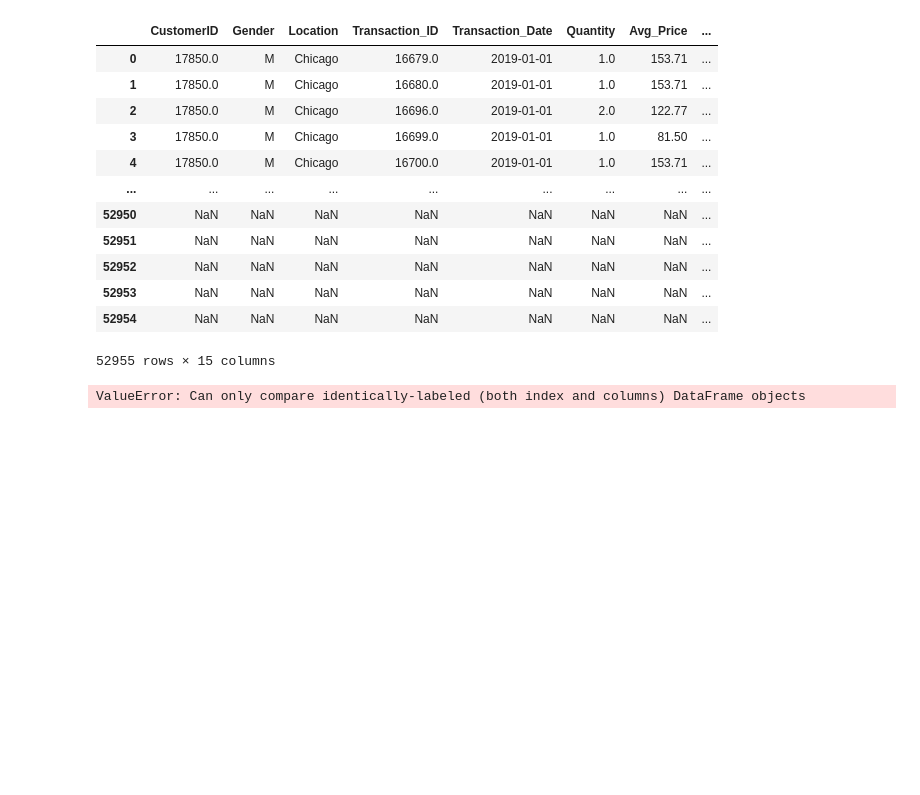
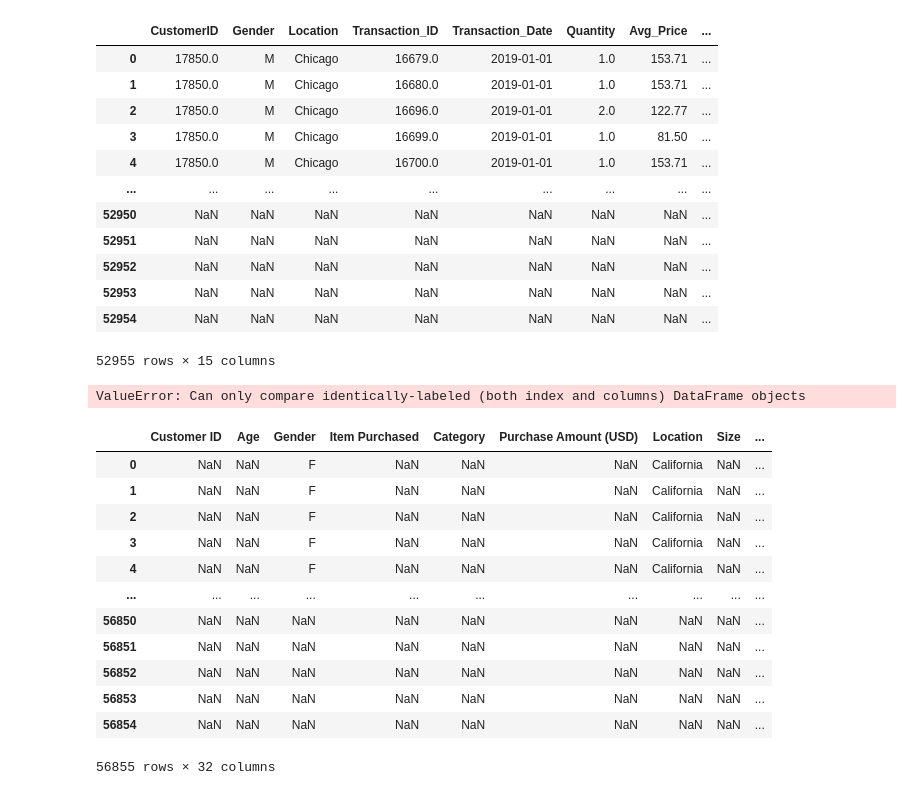
Before and after one commit to JodieMullins/project2, a Jupyter notebook: CYDemonstrations/PandasIntro.ipynb, the cells around one changed output. Drawn from its saved outputs; the diff is of its cells as text; code cells hidden in the pictures; blank space fills up the shorter version.

Commit message:
outer merge for giant ugly df

```diff
--- a/CYDemonstrations/PandasIntro.ipynb
+++ b/CYDemonstrations/PandasIntro.ipynb
@@ -237,3 +237,21 @@ display(sec_set_cleaned)
 comparison_of_dfs = backup.compare(sec_set_cleaned)
 # %% [output]
 ValueError: Can only compare identically-labeled (both index and columns) DataFrame objects
+# %%
+both_merged = pd.merge(backup, sec_set_cleaned, how='outer')
+
+display(both_merged)
+# %% [output]
+|  | Customer ID | Age | Gender | Item Purchased | Category | Purchase Amount (USD) | Location | Size | ... |
+| 0 | NaN | NaN | F | NaN | NaN | NaN | California | NaN | ... |
+| 1 | NaN | NaN | F | NaN | NaN | NaN | California | NaN | ... |
+| 2 | NaN | NaN | F | NaN | NaN | NaN | California | NaN | ... |
+| 3 | NaN | NaN | F | NaN | NaN | NaN | California | NaN | ... |
+| 4 | NaN | NaN | F | NaN | NaN | NaN | California | NaN | ... |
+| ... | ... | ... | ... | ... | ... | ... | ... | ... | ... |
+| 56850 | NaN | NaN | NaN | NaN | NaN | NaN | NaN | NaN | ... |
+| 56851 | NaN | NaN | NaN | NaN | NaN | NaN | NaN | NaN | ... |
+| 56852 | NaN | NaN | NaN | NaN | NaN | NaN | NaN | NaN | ... |
+| 56853 | NaN | NaN | NaN | NaN | NaN | NaN | NaN | NaN | ... |
+| 56854 | NaN | NaN | NaN | NaN | NaN | NaN | NaN | NaN | ... |
+56855 rows × 32 columns
```
